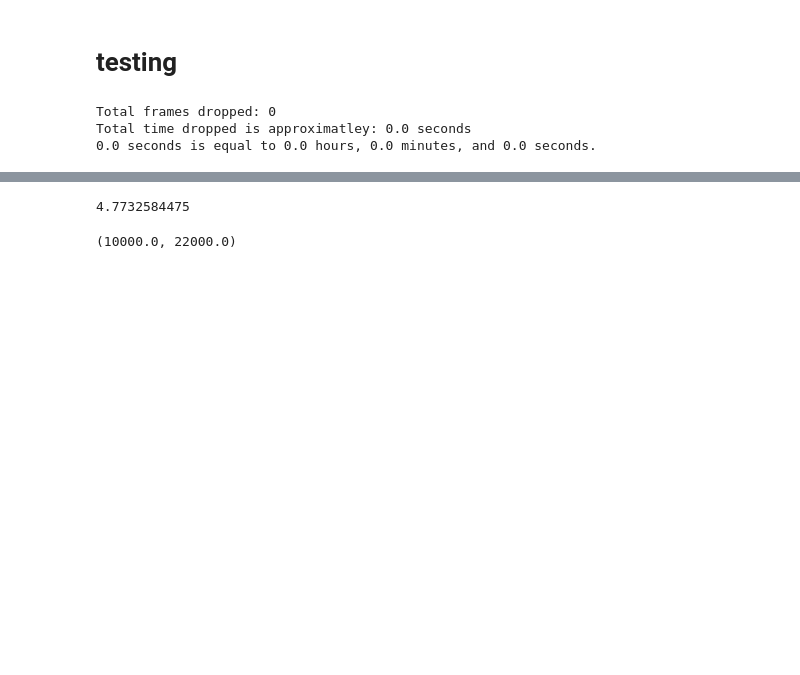
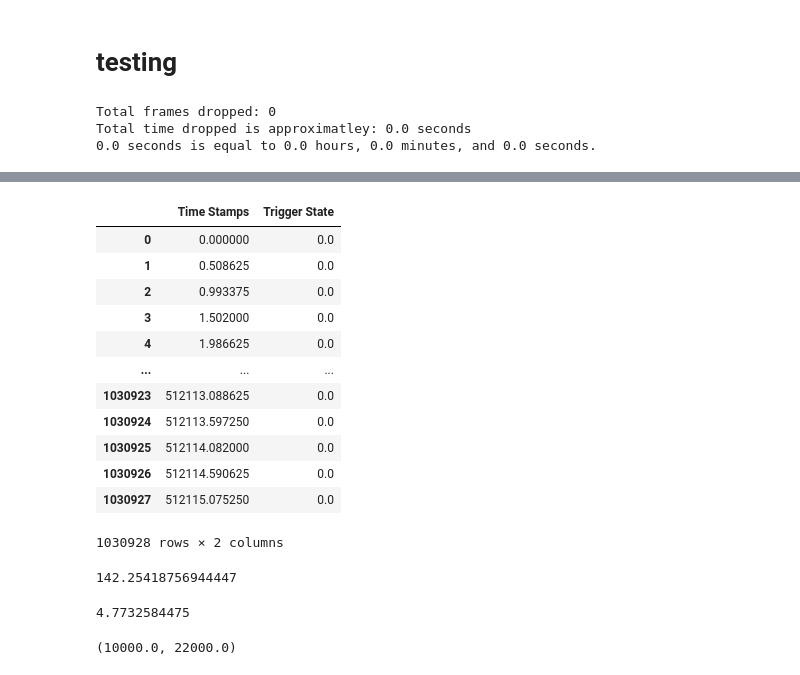
Before and after one commit to SainsburyWellcomeCentre/sequences_neuropixel_preprocess, a Jupyter notebook: 2_process_video_files.ipynb, the cells around one changed output, grey strips where cells are left out. Saved outputs shown, nothing was run; the diff lists cells and outputs as text; code cells hidden in the pictures; blank space fills up the shorter version.

```diff
--- a/2_process_video_files.ipynb
+++ b/2_process_video_files.ipynb
@@ -633,3 +662,23 @@ Camera_dataframe
+# %%
+Camera_dataframe[]
+# %% [output]
+|  | Time Stamps | Trigger State |
+| 0 | 0.000000 | 0.0 |
+| 1 | 0.508625 | 0.0 |
+| 2 | 0.993375 | 0.0 |
+| 3 | 1.502000 | 0.0 |
+| 4 | 1.986625 | 0.0 |
+| ... | ... | ... |
+| 1030923 | 512113.088625 | 0.0 |
+| 1030924 | 512113.597250 | 0.0 |
+| 1030925 | 512114.082000 | 0.0 |
+| 1030926 | 512114.590625 | 0.0 |
+| 1030927 | 512115.075250 | 0.0 |
+1030928 rows × 2 columns
+# %%
+(512115.075250/ 60)/60
+# %% [output]
+142.25418756944447
 # %%
 286.39550685/60
 # %% [output]
```
Also changed, not shown: parts of 20 cells of this notebook.
